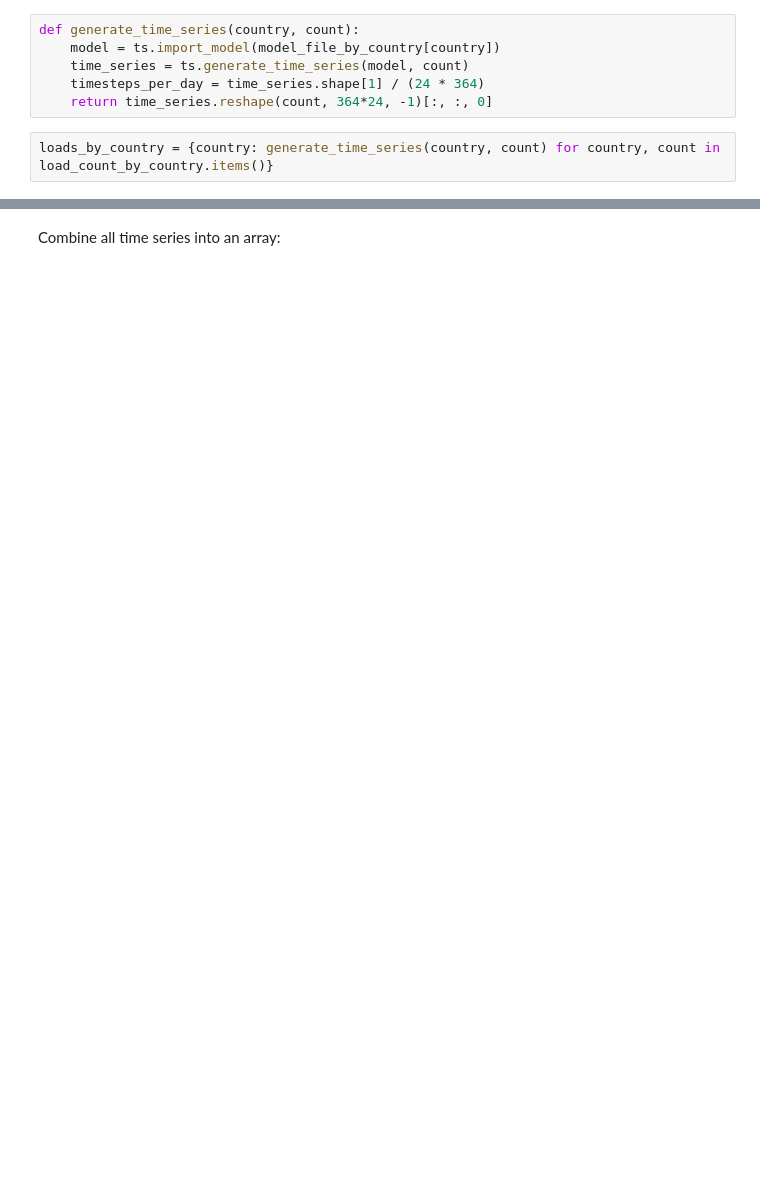
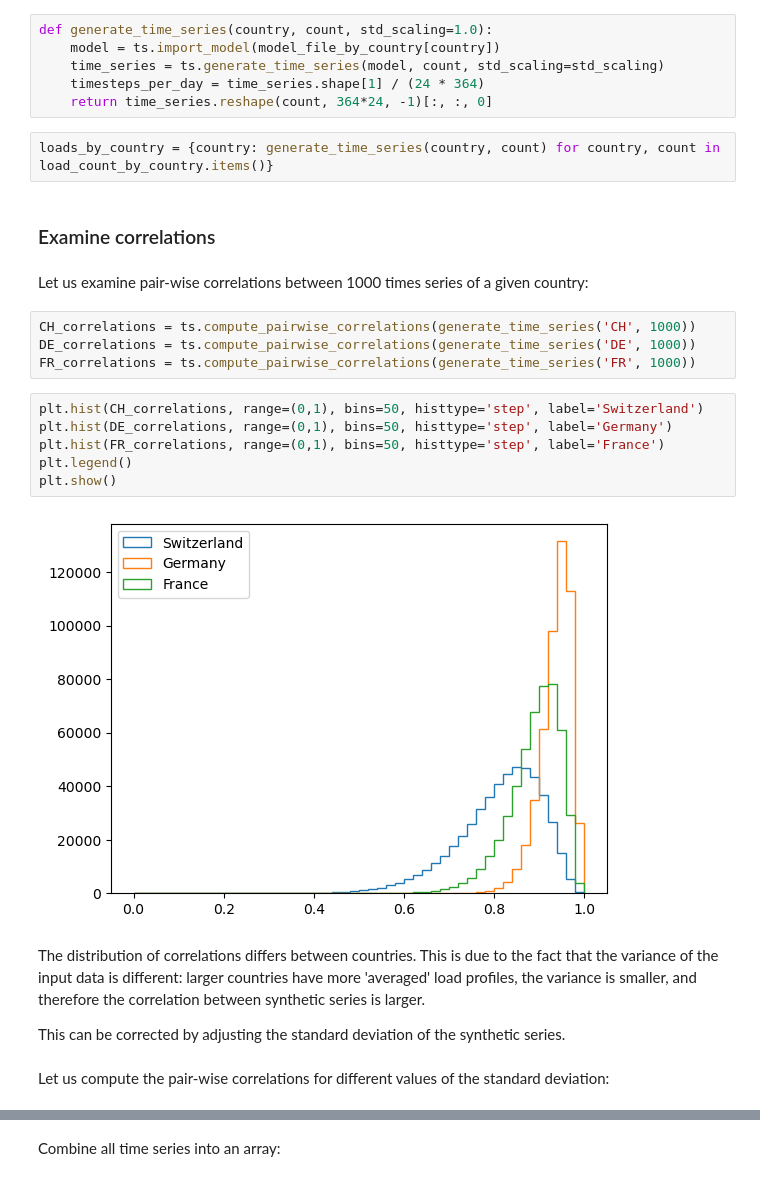
Before and after one commit to GeeeHesso/PowerData, a Jupyter notebook: doc/PanTaGruEl_time_series.ipynb, the cells around one changed output, grey strips where cells are left out. Saved outputs shown, nothing was run; the diff lists cells and outputs as text; blank space fills up the shorter version.

Commit message:
take correlation into account when generating load series

```diff
--- a/doc/PanTaGruEl_time_series.ipynb
+++ b/doc/PanTaGruEl_time_series.ipynb
@@ -133,10 +134,32 @@ For each country, we generate the corresponding number of synthetic time series
 
 Only one time step per hour is kept.
 # %%
-def generate_time_series(country, count):
+def generate_time_series(country, count, std_scaling=1.0):
     model = ts.import_model(model_file_by_country[country])
-    time_series = ts.generate_time_series(model, count)
+    time_series = ts.generate_time_series(model, count, std_scaling=std_scaling)
     timesteps_per_day = time_series.shape[1] / (24 * 364)
     return time_series.reshape(count, 364*24, -1)[:, :, 0]
 # %%
 loads_by_country = {country: generate_time_series(country, count) for country, count in load_count_by_country.items()}
+# %% [markdown]
+### Examine correlations
+# %% [markdown]
+Let us examine pair-wise correlations between 1000 times series of a given country:
+# %%
+CH_correlations = ts.compute_pairwise_correlations(generate_time_series('CH', 1000))
+DE_correlations = ts.compute_pairwise_correlations(generate_time_series('DE', 1000))
+FR_correlations = ts.compute_pairwise_correlations(generate_time_series('FR', 1000))
+# %%
+plt.hist(CH_correlations, range=(0,1), bins=50, histtype='step', label='Switzerland')
+plt.hist(DE_correlations, range=(0,1), bins=50, histtype='step', label='Germany')
+plt.hist(FR_correlations, range=(0,1), bins=50, histtype='step', label='France')
+plt.legend()
+plt.show()
+# %% [output]
+[figure, added]
+# %% [markdown]
+The distribution of correlations differs between countries. This is due to the fact that the variance of the input data is different: larger countries have more 'averaged' load profiles, the variance is smaller, and therefore the correlation between synthetic series is larger.
+
+This can be corrected by adjusting the standard deviation of the synthetic series.
+# %% [markdown]
+Let us compute the pair-wise correlations for different values of the standard deviation:
```
Also changed, not shown: parts of 31 cells of this notebook.
